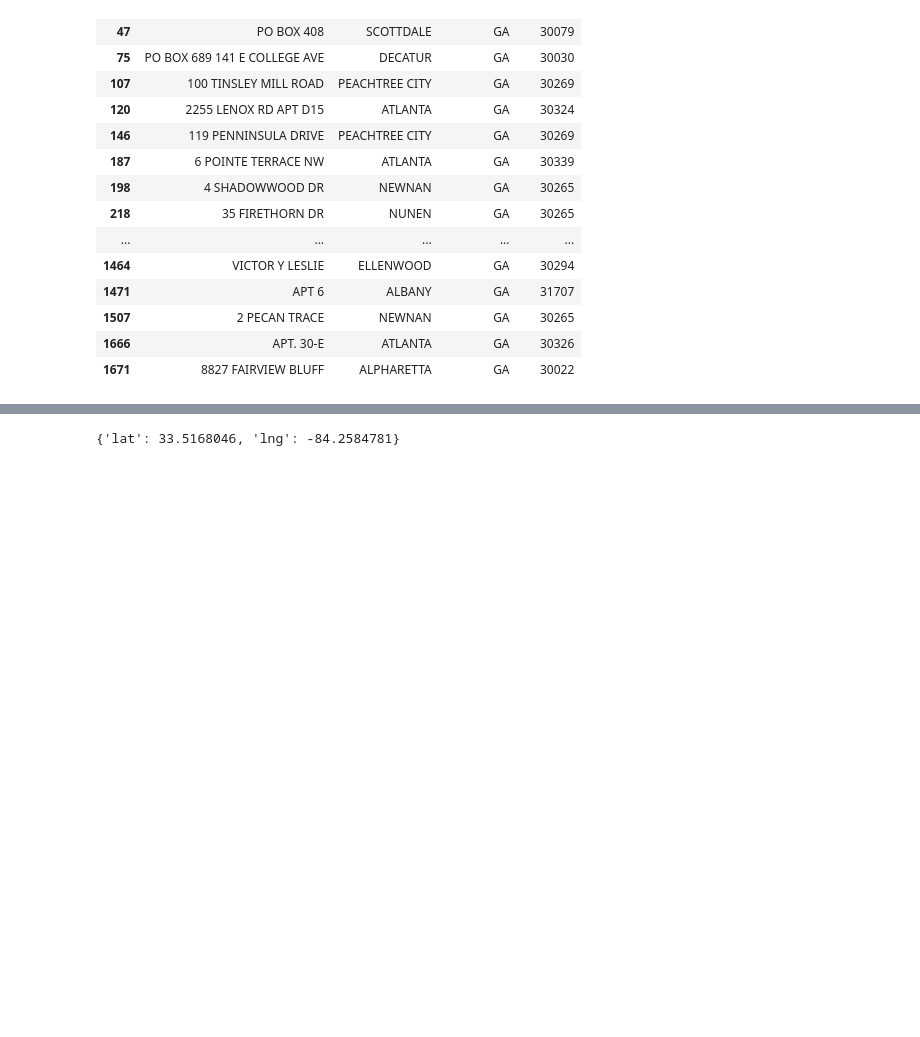
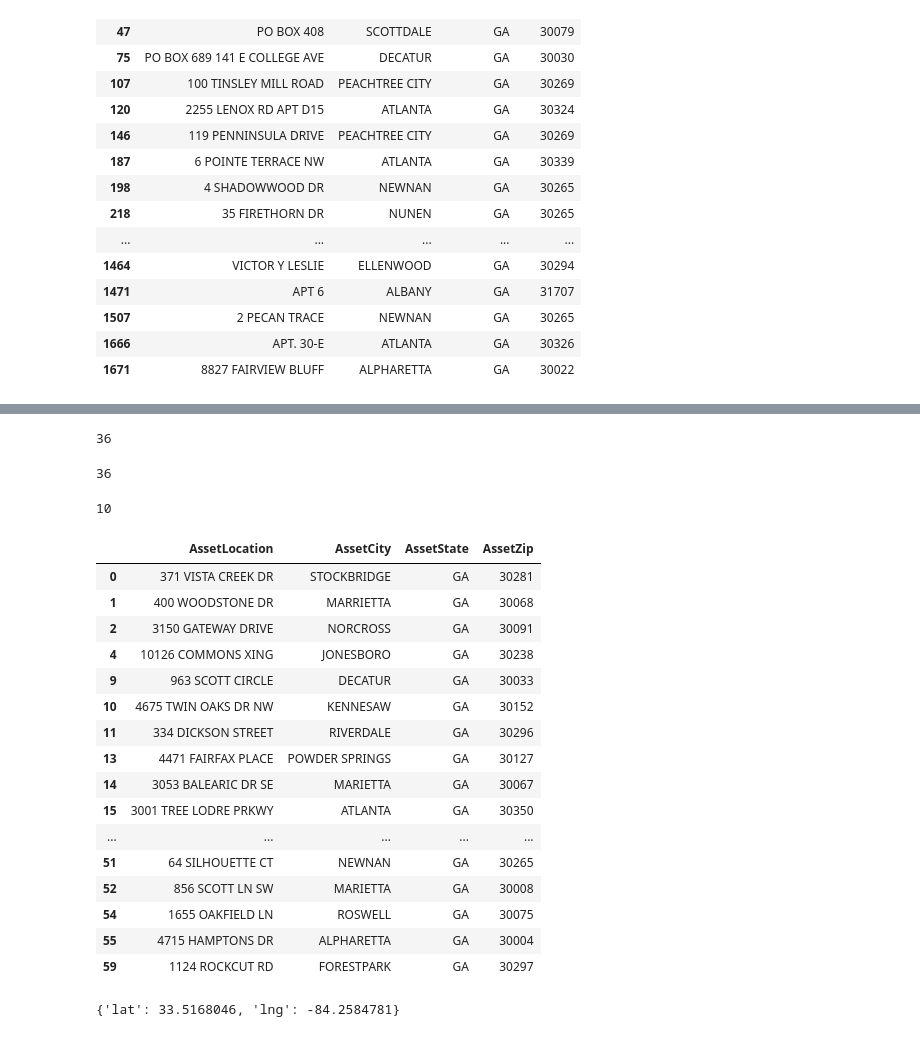
Before and after one commit to kurtrm/predicting_equipment_failure, a Jupyter notebook: notebooks/new_explore.ipynb, the cells around one changed output, grey strips where cells are left out. Cells and saved outputs as stored; diff of their text form; code cells hidden in the pictures; blank space fills up the shorter version.

Commit message:
Done with the correct lat longs.

```diff
--- a/notebooks/new_explore.ipynb
+++ b/notebooks/new_explore.ipynb
@@ -256,0 +268,4 @@ not_adresses
+# %%
+bad_addresses = [0, 1, 2, 4, 9, 10, 11, 13, 14, 15, 16, 18, 19, 20, 21,
+                 22, 24, 25, 27, 29, 32, 35, 36, 37, 38, 40, 41, 42,
+                 46, 49, 50, 51, 52, 54, 55, 59]
@@ -256,0 +376,4 @@ not_adresses
+# %%
+len(corrected)
+# %% [output]
+36
@@ -256,0 +382,4 @@ not_adresses
+# %%
+len(adds)
+# %% [output]
+36
@@ -257,3 +388,27 @@ not_adresses
+# %%
+len(corrected_addresses)
+# %% [output]
+10
+# %%
+df.iloc[bad_addresses][['AssetLocation', 'AssetCity', 'AssetState', 'AssetZip']]
+# %% [output]
+|  | AssetLocation | AssetCity | AssetState | AssetZip |
+| 0 | 371 VISTA CREEK DR | STOCKBRIDGE | GA | 30281 |
+| 1 | 400 WOODSTONE DR | MARRIETTA | GA | 30068 |
+| 2 | 3150 GATEWAY DRIVE | NORCROSS | GA | 30091 |
+| 4 | 10126 COMMONS XING | JONESBORO | GA | 30238 |
+| 9 | 963 SCOTT CIRCLE | DECATUR | GA | 30033 |
+| 10 | 4675 TWIN OAKS DR NW | KENNESAW | GA | 30152 |
+| 11 | 334 DICKSON STREET | RIVERDALE | GA | 30296 |
+| 13 | 4471 FAIRFAX PLACE | POWDER SPRINGS | GA | 30127 |
+| 14 | 3053 BALEARIC DR SE | MARIETTA | GA | 30067 |
+| 15 | 3001 TREE LODRE PRKWY | ATLANTA | GA | 30350 |
+| ... | ... | ... | ... | ... |
+| 51 | 64 SILHOUETTE CT | NEWNAN | GA | 30265 |
+| 52 | 856 SCOTT LN SW | MARIETTA | GA | 30008 |
+| 54 | 1655 OAKFIELD LN | ROSWELL | GA | 30075 |
+| 55 | 4715 HAMPTONS DR | ALPHARETTA | GA | 30004 |
+| 59 | 1124 ROCKCUT RD | FORESTPARK | GA | 30297 |
 # %%
 with open('../src/static/data/geocoded_address.json', 'w') as f:
     json.dump(geocoded, f)
```
Also changed, not shown: parts of 27 cells of this notebook, 2 other files.
